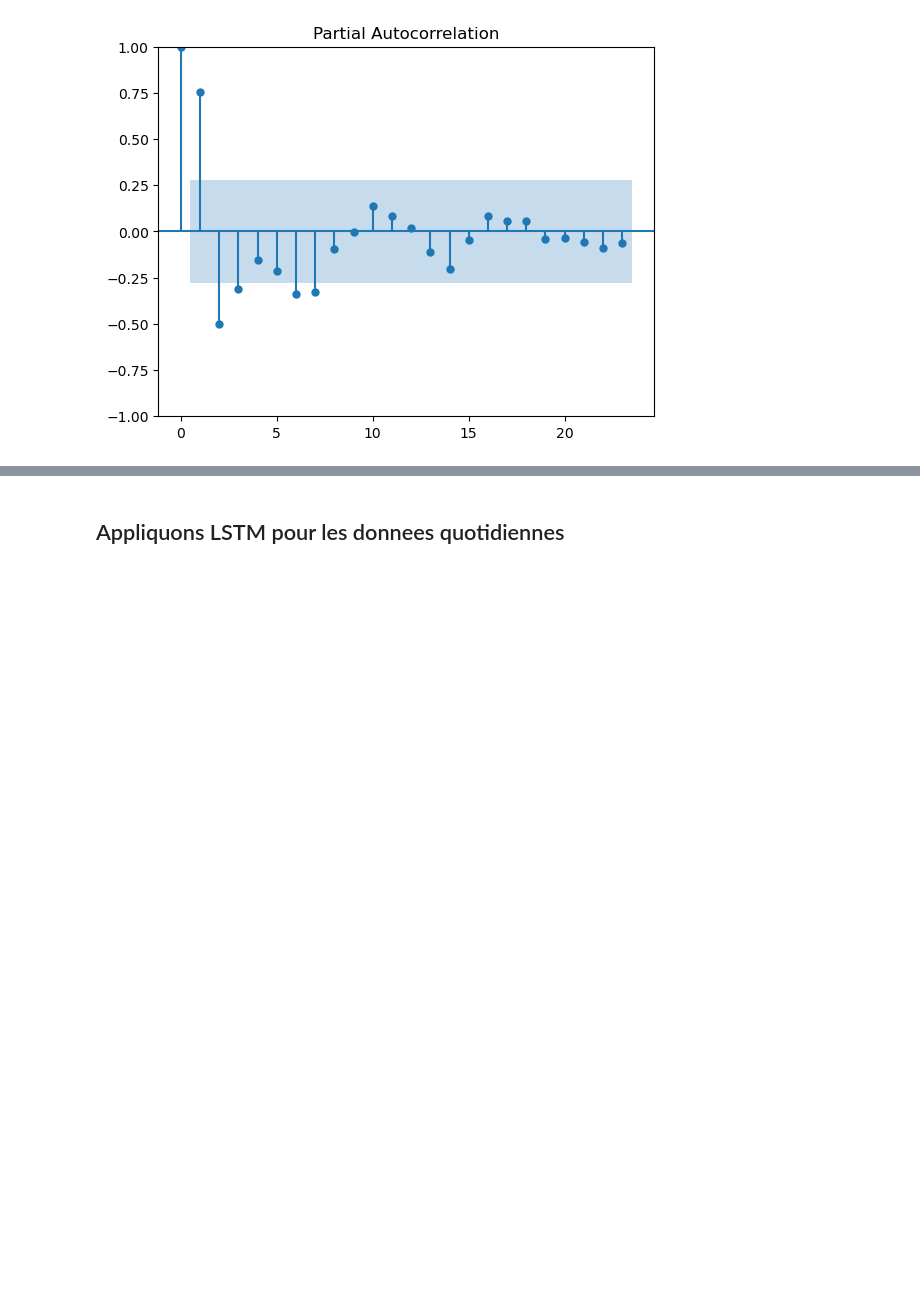
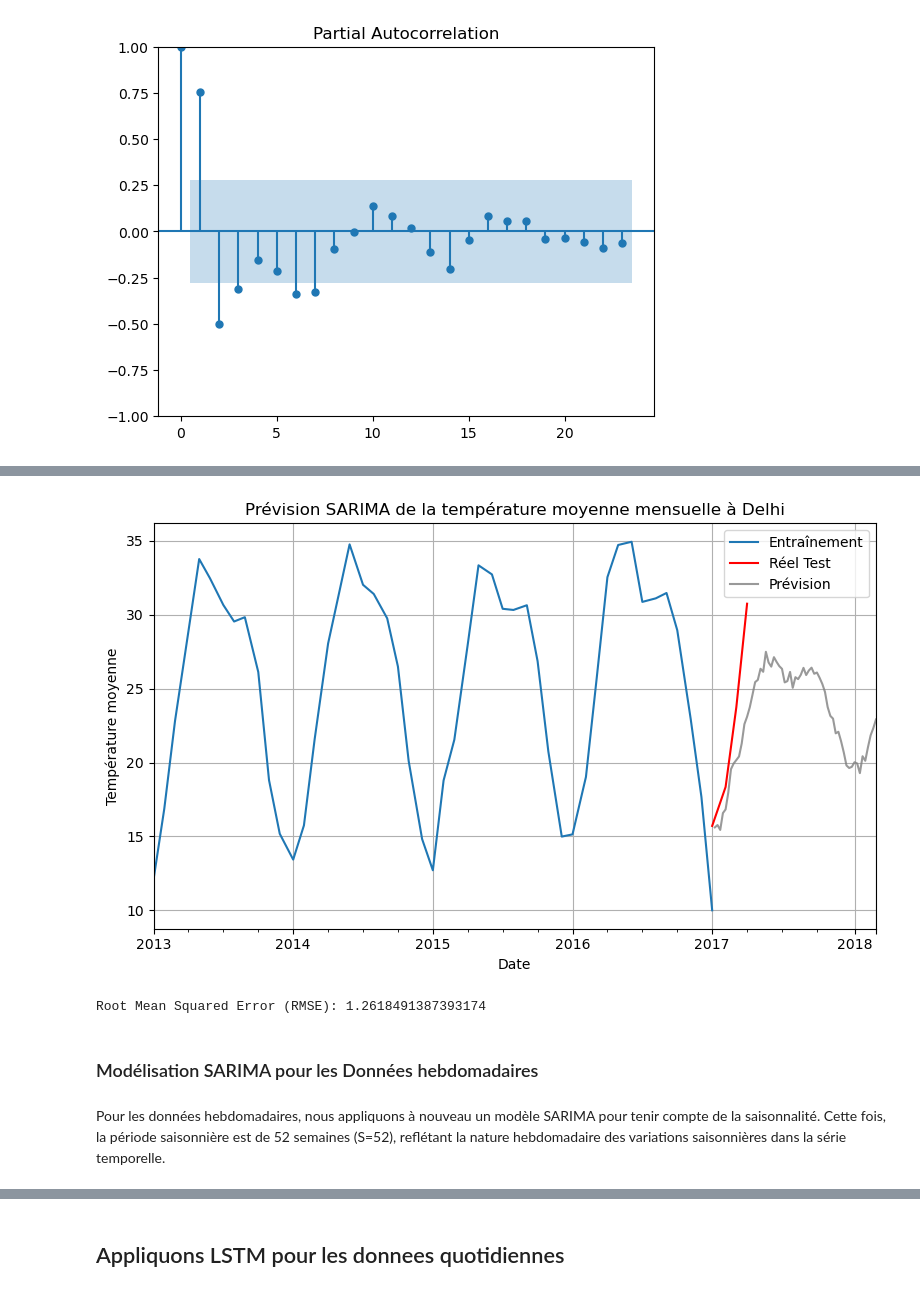
Before and after one commit to Amell-A/TimesSeriesProjet, a Jupyter notebook: TimeSeries.ipynb, the cells around one changed output, grey strips where cells are left out. Drawn from its saved outputs; the diff is of its cells as text; code cells hidden in the pictures; blank space fills up the shorter version.

```diff
--- a/TimeSeries.ipynb
+++ b/TimeSeries.ipynb
@@ -448,0 +283,38 @@ Parmi les différentes approches naïves testées, la stratégie 'last' avec une
+# %%
+# Prévisions pour la durée de l'ensemble de données de test
+forecast_values, conf_int = best_model.predict(n_periods=len(df_train_mois)+12, return_conf_int=True)
+
+forecast_index = forecast_values.index
+
+forecast_series = pd.Series(forecast_values, index=forecast_index)
+# Tracer les valurs réelles par rapport aux previsions
+plt.figure(figsize=(8, 5))
+df_train_mois.plot(label='Entraînement', legend=True)
+df_test_mois.plot(label='Réel Test', legend=True, color='red')
+forecast_series.plot(label='Prévision', legend=True, color='grey', alpha=0.8)
+plt.title('Prévision SARIMA de la température moyenne mensuelle à Delhi')
+plt.xlabel('Date')
+plt.ylabel('Température moyenne')
+plt.grid(True)
+plt.tight_layout()
+plt.show()
+# %% [output]
+[figure, added]
+# %%
+# Réindexer les séries temporelles
+actual_values= df_test_mois.reindex(forecast_series.index)
+# Supprimer les valeurs manquantes des valeurs réelles
+actual_values =actual_values.dropna()
+# Extraire les valeurs prévues du modèle SARIMA
+forecast_values =forecast_series[actual_values.index]
+# Calculer l'erreur quadratique moyenne
+mse = mean_squared_error(actual_values, forecast_values)
+# Calculer la racine carrée de l'erreur quadratique moyenne
+rmse =np.sqrt(mse)
+print("Root Mean Squared Error (RMSE):",rmse)
+# %% [output]
+Root Mean Squared Error (RMSE): 1.2618491387393174
+# %% [markdown]
+### Modélisation SARIMA pour les Données hebdomadaires
+# %% [markdown]
+Pour les données hebdomadaires, nous appliquons à nouveau un modèle SARIMA pour tenir compte de la saisonnalité. Cette fois, la période saisonnière est de 52 semaines (S=52), reflétant la nature hebdomadaire des variations saisonnières dans la série temporelle.
```
Also changed, not shown: parts of 47 cells of this notebook.
